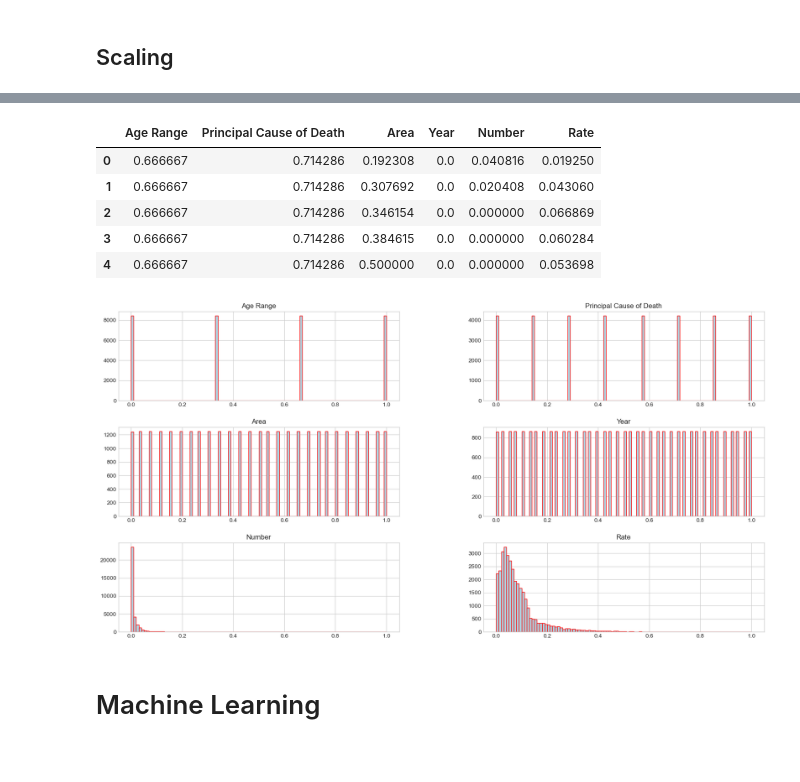
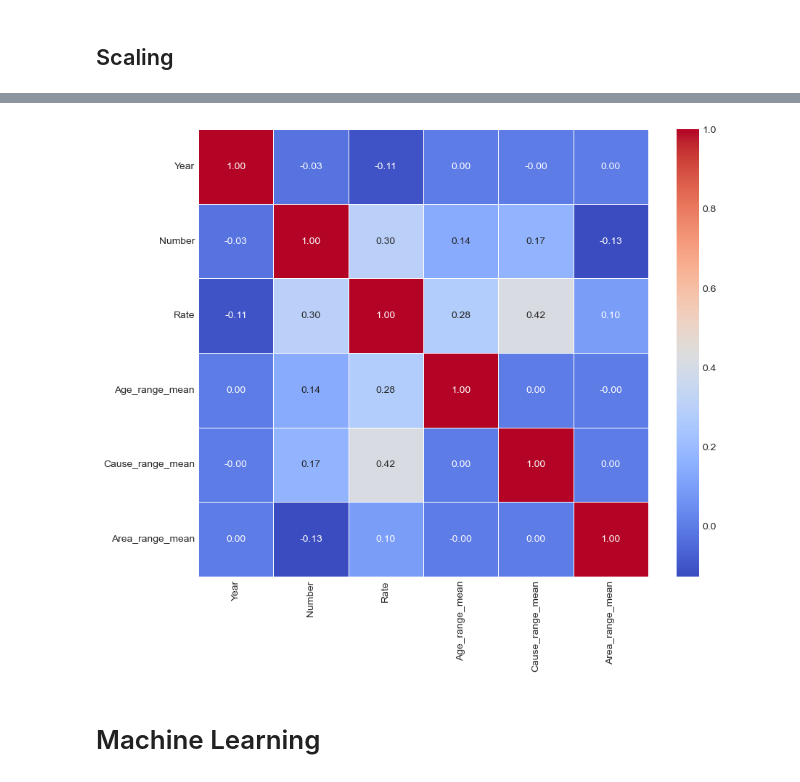
Before and after one commit to Paolacrir/CA1, a Jupyter notebook: Infant and Neonatal Mortality.ipynb, the cells around one changed output, grey strips where cells are left out. Saved outputs shown, nothing was run; the diff lists cells and outputs as text; code cells hidden in the pictures.

```diff
--- a/Infant and Neonatal Mortality.ipynb
+++ b/Infant and Neonatal Mortality.ipynb
@@ -612,0 +563,9 @@ Mortality_rate.shape
+# %%
+age_range_mean = Mortality_rate.groupby('Age Range')['Rate'].mean().reset_index()
+cause_range_mean= Mortality_rate.groupby('Principal Cause of Death')['Rate'].mean().reset_index()
+area_range_mean = Mortality_rate.groupby('Area')['Rate'].mean().reset_index()
+# %%
+#reneame
+age_range_mean.rename(columns={'Rate': 'Age_range_mean'}, inplace=True)
+cause_range_mean.rename(columns={'Rate': 'Cause_range_mean'}, inplace=True)
+area_range_mean.rename(columns={'Rate': 'Area_range_mean'}, inplace=True)
@@ -613 +618,17 @@ Mortality_rate.shape
+# %%
+numeric_columns = Mortality_rate.select_dtypes(include='number')
+
+# Calculate the correlation matrix
+correlation_matrix = numeric_columns.corr()
+
+# Set up the matplotlib figure
+plt.figure(figsize=(10, 8))
+
+# Create a heatmap using seaborn
+sns.heatmap(correlation_matrix, annot=True, cmap='coolwarm', fmt=".2f", linewidths=.5)
+
+# Show the plot
+plt.show()
+# %% [output]
+[figure, added]
 # %%
@@ -619,17 +650,8 @@ Mortality_rate_minmax =pd.DataFrame(min_max.fit_transform(Mortality_rate), colum
 # %%
-Mortality_rate_minmax.head()
+#Mortality_rate_minmax.head()
-# %% [output]
-|  | Age Range | Principal Cause of Death | Area | Year | Number | Rate |
-| 0 | 0.666667 | 0.714286 | 0.192308 | 0.0 | 0.040816 | 0.019250 |
-| 1 | 0.666667 | 0.714286 | 0.307692 | 0.0 | 0.020408 | 0.043060 |
-| 2 | 0.666667 | 0.714286 | 0.346154 | 0.0 | 0.000000 | 0.066869 |
-| 3 | 0.666667 | 0.714286 | 0.384615 | 0.0 | 0.000000 | 0.060284 |
-| 4 | 0.666667 | 0.714286 | 0.500000 | 0.0 | 0.000000 | 0.053698 |
 # %%
-plt.style.use('seaborn-whitegrid')
-Mortality_rate_minmax.hist(bins=100, figsize=(20,10), color='lightblue', edgecolor = 'red')
-plt.show()
+#plt.style.use('seaborn-whitegrid')
+#Mortality_rate_minmax.hist(bins=100, figsize=(20,10), color='lightblue', edgecolor = 'red')
+#plt.show()
-# %% [output]
-[figure, removed]
 # %% [markdown]
 # Machine Learning
```
Also changed, not shown: parts of 49 cells of this notebook.
